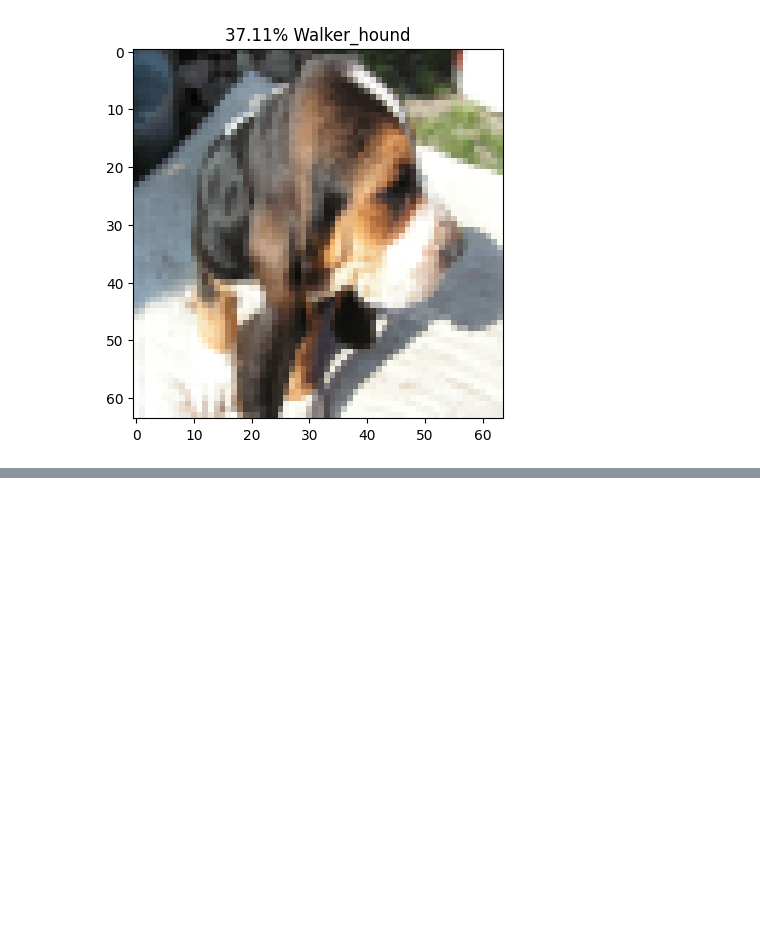
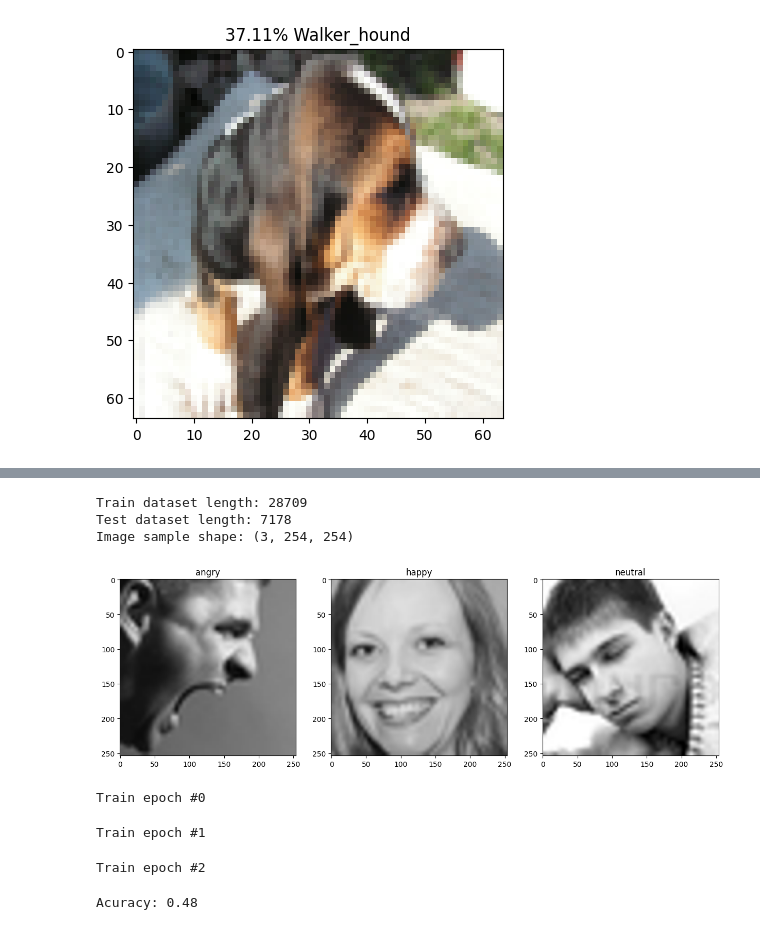
Before and after one commit to Deaacon/MachineLearningCourse, a Jupyter notebook: ЛР_3/hw_3.ipynb, the cells around one changed output, grey strips where cells are left out. Cells and saved outputs as stored; diff of their text form; code cells hidden in the pictures; blank space fills up the shorter version.

```diff
--- a/ЛР_3/hw_3.ipynb
+++ b/ЛР_3/hw_3.ipynb
@@ -120,0 +271,73 @@ for i in range(im_number):
+# %%
+def load_data(file_name):
+    data = Image.open(file_name)
+    data = data.resize((254, 254))
+    data = data.convert('RGB')
+    data = np.array(data)
+    data = data.transpose(2, 0, 1)
+    return data
+# %%
+train_dataset = DatasetFolder('Faces/train/', load_data, tuple('png'))
+test_dataset = DatasetFolder('Faces/test/', load_data, tuple('png'))
+
+classes = train_dataset.classes
+
+print('Train dataset length:', len(train_dataset))
+print('Test dataset length:', len(test_dataset))
+print('Image sample shape:', train_dataset[0][0].shape)
+# %% [output]
+Train dataset length: 28709
+Test dataset length: 7178
+Image sample shape: (3, 254, 254)
+# %%
+im_number = 3
+
+fig, axes = plt.subplots(1, im_number)
+fig.set_size_inches(5 * im_number, 5)
+
+for i in range(im_number):
+    im_idx = i * 10000 + 10
+    axes[i].imshow(train_dataset[im_idx][0].transpose(1, 2, 0))
+    axes[i].set_title(classes[train_dataset[im_idx][1]])
+# %% [output]
+[figure, added]
+# %%
+device = torch.device("cuda" if torch.cuda.is_available() else "cpu")
+
+weights = ResNet18_Weights.DEFAULT
+preprocess = weights.transforms()
+
+model = resnet18(weights=weights).to(device)
+model.fc = torch.nn.Linear(512, len(classes))
+model.train()
+
+optimizer = AdamW(model.parameters(), lr=0.0001)
+criterion = CrossEntropyLoss()
+
+loss_list = []
+
+train_size = 1500
+batch_size = 16
+epochs = 3
+
+for i in range(epochs):
+    print(f'Train epoch #{i}')
+
+    train_indices = np.random.randint(0, len(train_dataset), train_size)
+    train_subset = Subset(train_dataset, list(train_indices))
+    train_dataloader = DataLoader(train_subset, batch_size=batch_size)
+
+    for imgs, labels in tqdm(train_dataloader):
+        preds = model(preprocess(imgs).to(device))
+
+        loss = criterion(preds, labels.to(device))
+        loss.backward()
+
+        optimizer.step()
+        optimizer.zero_grad()
+
+        loss_list.append(loss.item())
+# %% [output]
+Train epoch #0
+Train epoch #1
+Train epoch #2
@@ -120,0 +360,4 @@ for i in range(im_number):
+# %%
+print("Acuracy:", np.mean(true_labels == preds))
+# %% [output]
+Acuracy: 0.48
```
Also changed, not shown: parts of 23 cells of this notebook, 1 other file.
